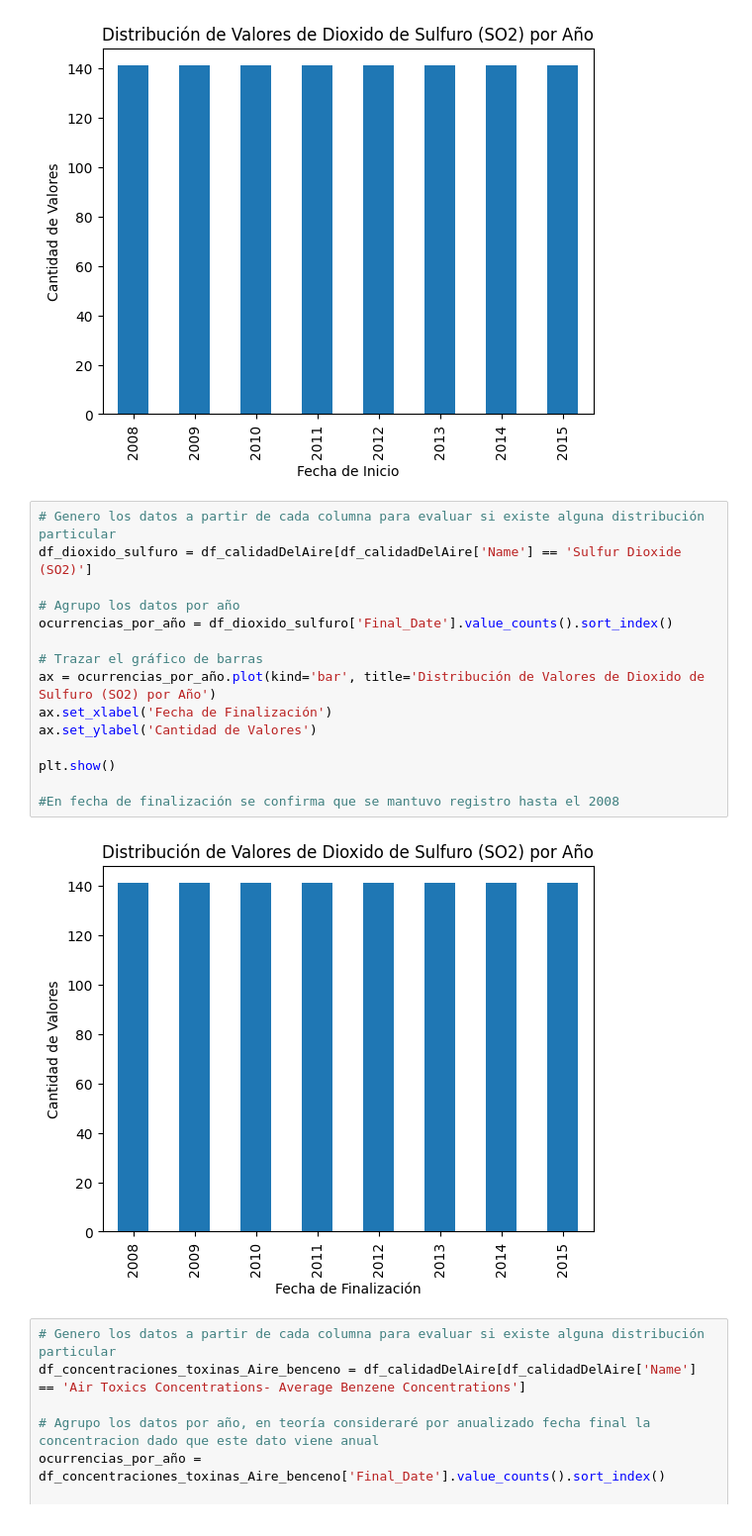
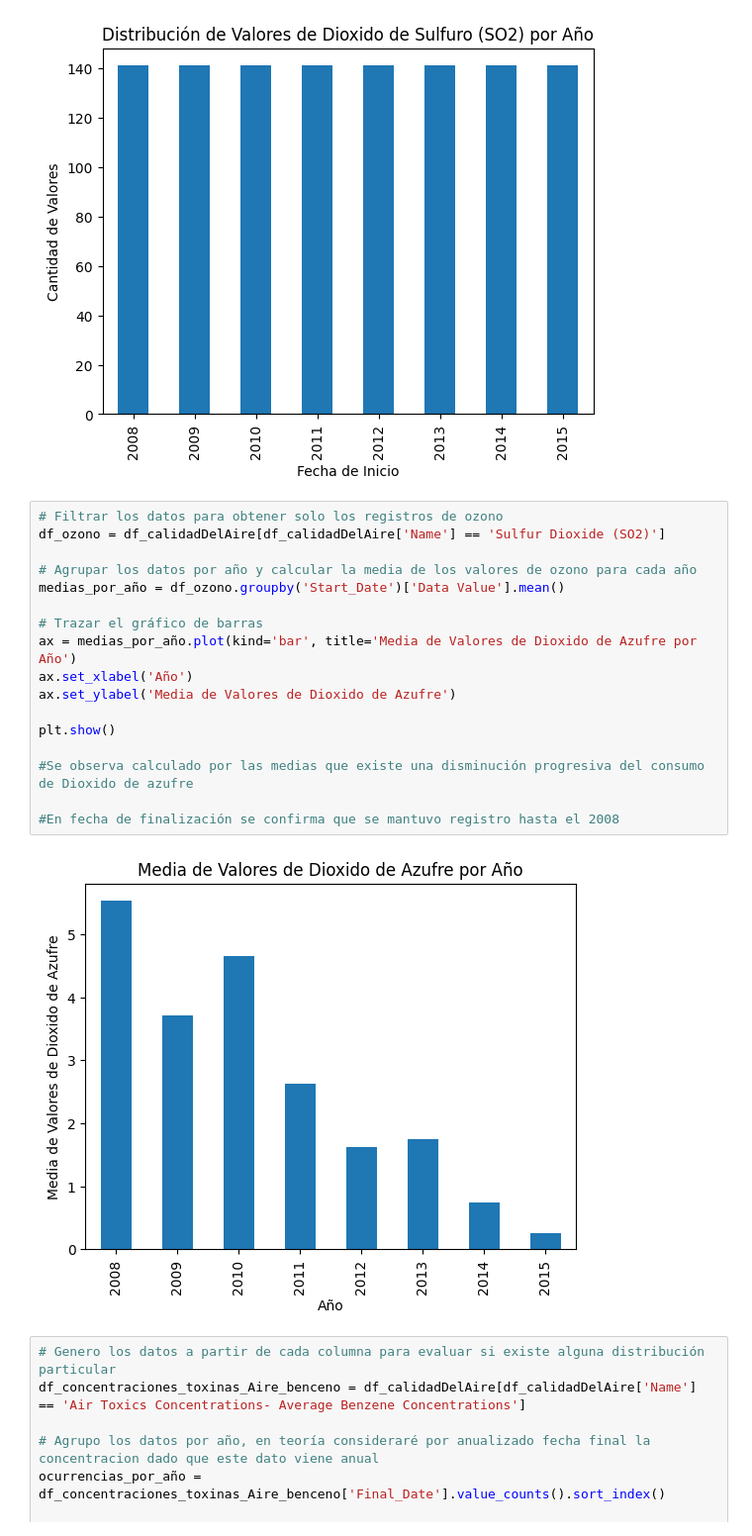
Before and after one commit to A-Lasso/Taxis-NewYork, a Jupyter notebook: Análisis_eda_contaminacion.ipynb, the cells around one changed output. Shown at 99% size. Drawn from its saved outputs; the diff is of its cells as text.

```diff
--- a/Análisis_eda_contaminacion.ipynb
+++ b/Análisis_eda_contaminacion.ipynb
@@ -47,22 +65,24 @@ plt.show()
 # %% [output]
 [figure]
 # %%
-# Genero los datos a partir de cada columna para evaluar si existe alguna distribución particular
-df_dioxido_sulfuro = df_calidadDelAire[df_calidadDelAire['Name'] == 'Sulfur Dioxide (SO2)']
+# Filtrar los datos para obtener solo los registros de ozono
+df_ozono = df_calidadDelAire[df_calidadDelAire['Name'] == 'Sulfur Dioxide (SO2)']
 
-# Agrupo los datos por año
-ocurrencias_por_año = df_dioxido_sulfuro['Final_Date'].value_counts().sort_index()
+# Agrupar los datos por año y calcular la media de los valores de ozono para cada año
+medias_por_año = df_ozono.groupby('Start_Date')['Data Value'].mean()
 
 # Trazar el gráfico de barras
-ax = ocurrencias_por_año.plot(kind='bar', title='Distribución de Valores de Dioxido de Sulfuro (SO2) por Año')
-ax.set_xlabel('Fecha de Finalización')
-ax.set_ylabel('Cantidad de Valores')
+ax = medias_por_año.plot(kind='bar', title='Media de Valores de Dioxido de Azufre por Año')
+ax.set_xlabel('Año')
+ax.set_ylabel('Media de Valores de Dioxido de Azufre')
 
 plt.show()
 
+#Se observa calculado por las medias que existe una disminución progresiva del consumo de Dioxido de azufre
+
 #En fecha de finalización se confirma que se mantuvo registro hasta el 2008
 # %% [output]
-[figure, old version]
+[figure, new version]
 # %%
 # Genero los datos a partir de cada columna para evaluar si existe alguna distribución particular
 df_concentraciones_toxinas_Aire_benceno = df_calidadDelAire[df_calidadDelAire['Name'] == 'Air Toxics Concentrations- Average Benzene Concentrations']
```
Also changed, not shown: parts of 28 cells of this notebook.
